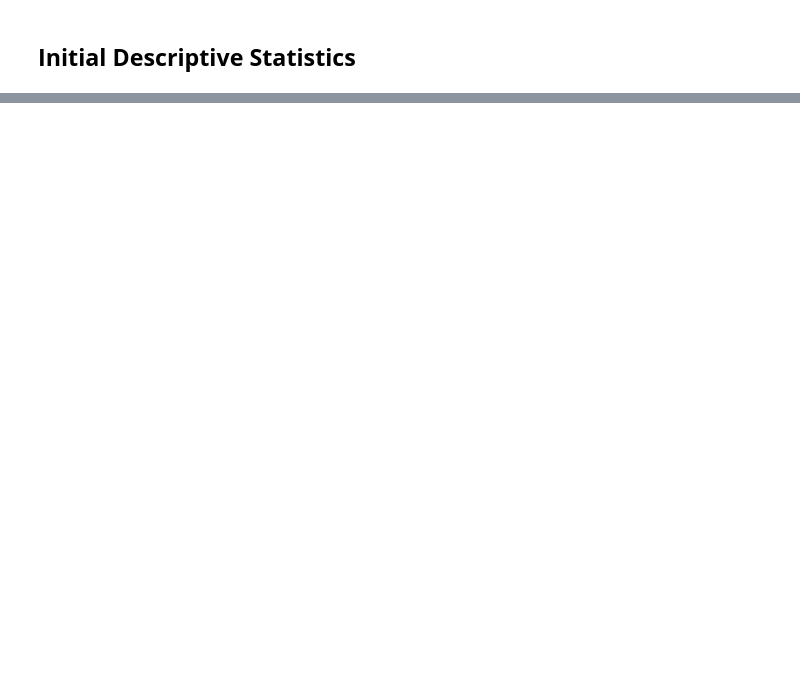
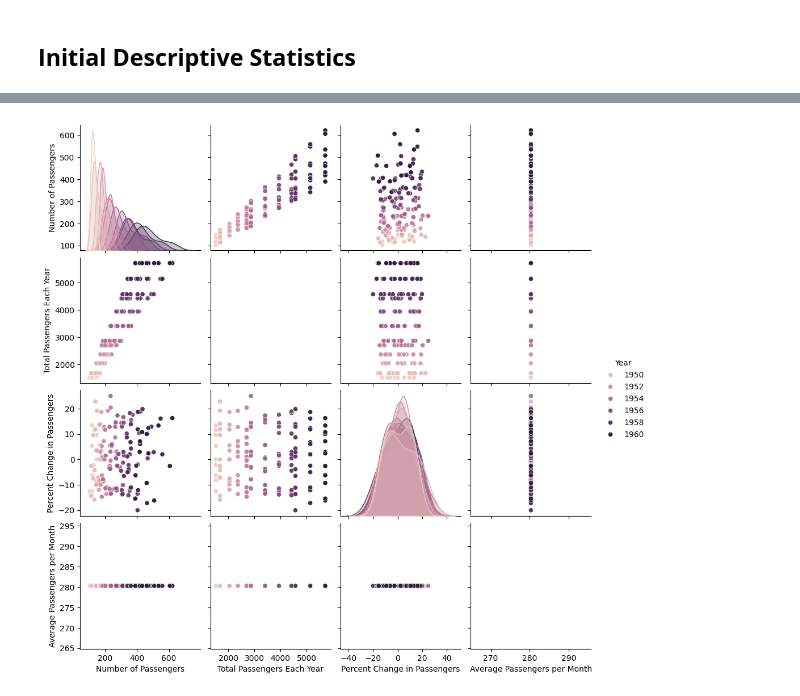
Before and after one commit to kcbreum/datafun-06-eda, a Jupyter notebook: breum_eda.ipynb, the cells around one changed output, grey strips where cells are left out. Saved outputs shown, nothing was run; the diff lists cells and outputs as text; code cells hidden in the pictures; blank space fills up the shorter version.

```diff
--- a/breum_eda.ipynb
+++ b/breum_eda.ipynb
@@ -100,0 +113,13 @@ plt.show()
+# %%
+flights.rename(columns={'year': 'Year', 'month': 'Month', 'passengers': 'Number of Passengers'}, inplace=True)
+# %%
+flights['Total Passengers Each Year'] = flights.groupby('Year')['Number of Passengers'].transform('sum')
+
+flights['Percent Change in Passengers'] = flights['Number of Passengers'].pct_change() * 100
+flights['Average Passengers per Month'] = flights['Number of Passengers'].mean()
+flights['Year and Month'] = flights['Year'].astype(str) + '-' + flights['Month'].astype(str)
+# %%
+sns.pairplot(flights, hue='Year')
+plt.show()
+# %% [output]
+[figure, added]
```
Also changed, not shown: parts of 15 cells of this notebook.
